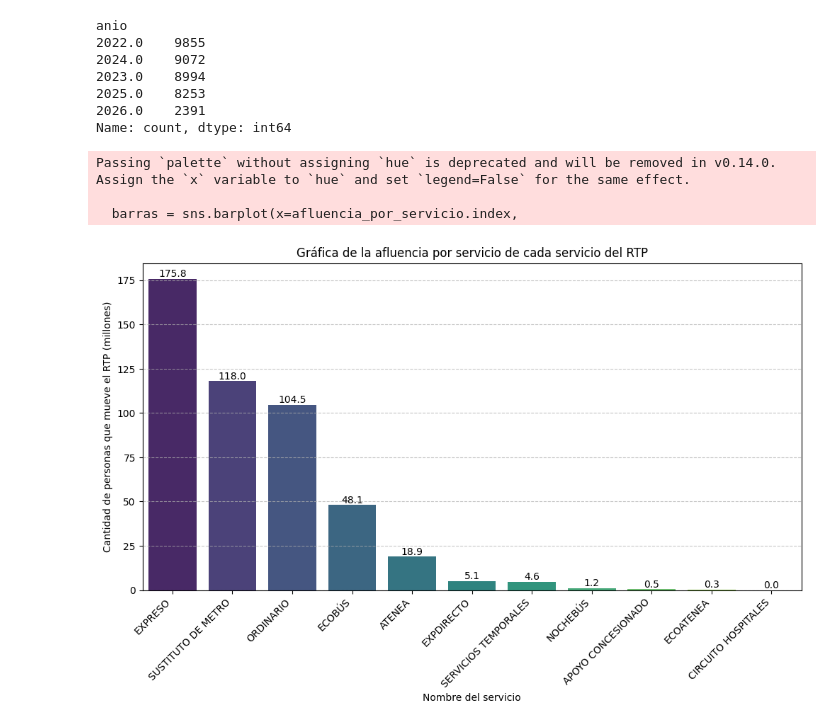
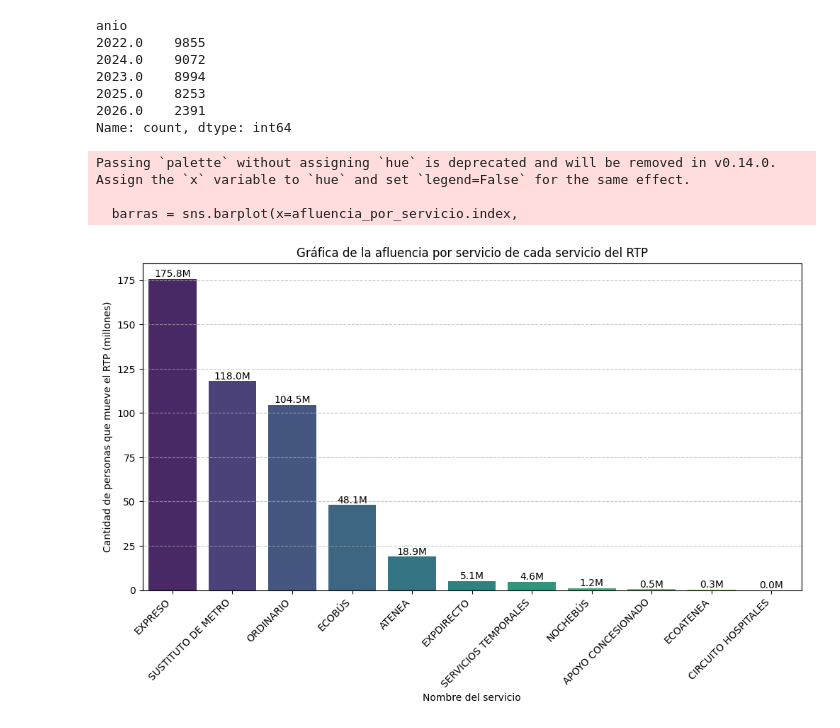
Before and after one commit to K4lilinuxX/CDMX, a Jupyter notebook: RTP-CDMX/afluencia_rtp_cdmx.ipynb, the cells around one changed output. Saved outputs shown, nothing was run; the diff lists cells and outputs as text; code cells hidden in the pictures.

```diff
--- a/RTP-CDMX/afluencia_rtp_cdmx.ipynb
+++ b/RTP-CDMX/afluencia_rtp_cdmx.ipynb
@@ -164,31 +164,31 @@ Name: count, dtype: int64
 # %%
 # ----- Agrupación y gráfica de la afluencia por servicio de cada servicio del RTP -----
 
 # Afluencia por servicio
 afluencia_por_servicio = df.groupby("servicio")["afluencia"].sum().sort_values(ascending=False).round(2)
 
 # Graficamos
 plt.figure(figsize=(12,6))
 plt.title("Gráfica de la afluencia por servicio de cada servicio del RTP")
 barras = sns.barplot(x=afluencia_por_servicio.index,
                      y=afluencia_por_servicio.values / 1_000_000,
                      palette="viridis")
 for contenedores in barras.containers:
     barras.bar_label(contenedores,
-                     fmt='%.1f')
+                     fmt='%.1fM')
 plt.xlabel("Nombre del servicio")
 plt.ylabel("Cantidad de personas que mueve el RTP (millones)")
 plt.xticks(rotation=45,
            ha="right")
 plt.grid(axis="y",
          linestyle="--",
          alpha=0.7)
 plt.show()
 # %% [output]
 Passing `palette` without assigning `hue` is deprecated and will be removed in v0.14.0. Assign the `x` variable to `hue` and set `legend=False` for the same effect.
 
   barras = sns.barplot(x=afluencia_por_servicio.index,
-[figure, old version]
+[figure, new version]
 # %%
 # ----- Agrupación y gráfica de la afluencia por año de cada servicio del RTP -----
 
```
Also changed, not shown: parts of 1 cell of this notebook.
